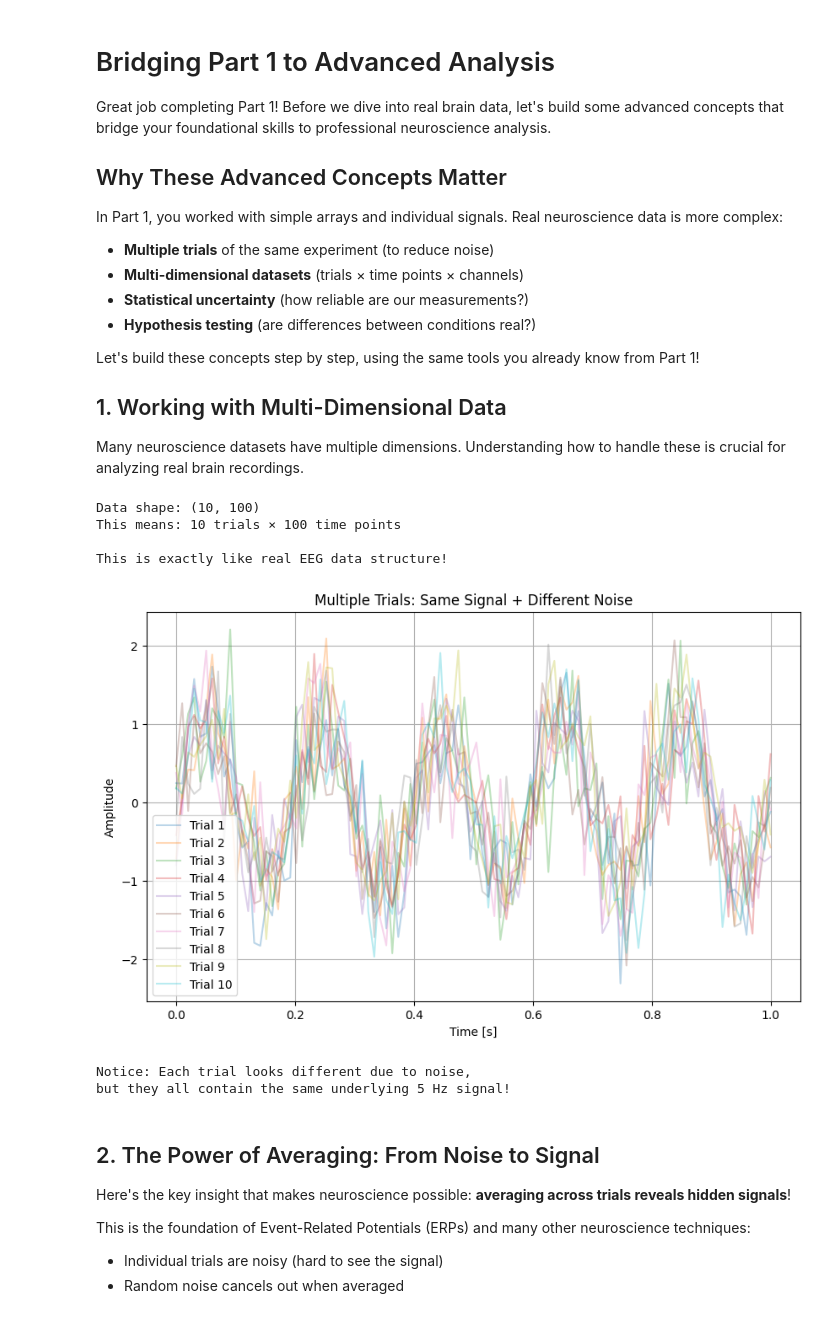
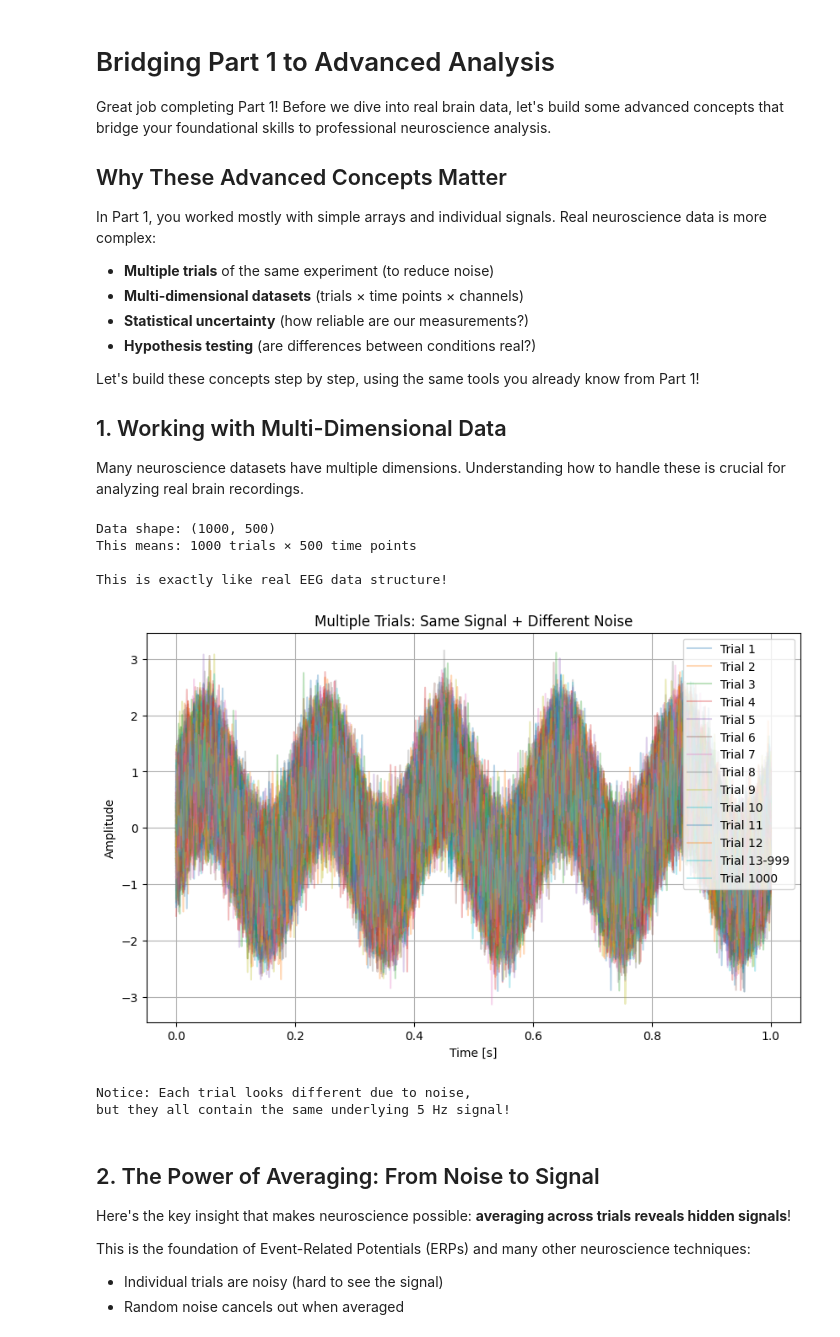
Before and after one commit to sebastianruizsebas/Python-Basics-4-Neuro-DataSci, a Jupyter notebook: part_2.ipynb, the cells around one changed output. Drawn from its saved outputs; the diff is of its cells as text; code cells hidden in the pictures.

```diff
--- a/part_2.ipynb
+++ b/part_2.ipynb
@@ -26,7 +26,7 @@ Great job completing Part 1! Before we dive into real brain data, let's build so
 
 ## Why These Advanced Concepts Matter
 
-In Part 1, you worked with simple arrays and individual signals. Real neuroscience data is more complex:
+In Part 1, you worked mostly with simple arrays and individual signals. Real neuroscience data is more complex:
 - **Multiple trials** of the same experiment (to reduce noise)
 - **Multi-dimensional datasets** (trials × time points × channels)
 - **Statistical uncertainty** (how reliable are our measurements?)
@@ -43,43 +43,56 @@ import numpy as np
 import matplotlib.pyplot as plt
 
 # Create a multi-trial dataset (like real neuroscience experiments!)
-np.random.seed(42)  # For reproducibility
-n_trials = 10
-n_timepoints = 100
+np.random.seed(123)  # For reproducibility
+n_trials = 1000
+n_timepoints = 500
 time = np.linspace(0, 1, n_timepoints)
 
 # Simulate multiple trials of a signal with noise
 # This mimics how real experiments work: same stimulus, different noise each trial
 trials_data = np.zeros((n_trials, n_timepoints))
 for trial in range(n_trials):
     # Each trial has the same underlying signal plus different noise
     signal = np.sin(2 * np.pi * 5 * time)  # 5 Hz signal (like a brain rhythm)
     noise = np.random.normal(0, 0.5, n_timepoints)  # Random noise
     trials_data[trial] = signal + noise
 
 print(f"Data shape: {trials_data.shape}")
 print("This means: {} trials × {} time points".format(*trials_data.shape))
 print("\nThis is exactly like real EEG data structure!")
 
-# Plot all trials to see the variability
+# Complicated plot: it's just ploting trials 1-12, 13-999, and the last trial to not overcrowd the legend
 plt.figure(figsize=(10, 6))
 for i in range(n_trials):
-    plt.plot(time, trials_data[i], alpha=0.3, label=f'Trial {i+1}')
+    if i < 9:
+        plt.plot(time, trials_data[i], alpha=0.3, label=f'Trial {i+1}')
+    elif i == 9:
+        plt.plot(time, trials_data[i], alpha=0.3, label='Trial 10')
+    elif i == 10:
+        plt.plot(time, trials_data[i], alpha=0.3, label='Trial 11')
+    elif i == 11:
+        plt.plot(time, trials_data[i], alpha=0.3, label='Trial 12')
+    elif i == 99:
+        plt.plot(time, trials_data[i], alpha=0.3, label='Trial 13-999')
+    elif i == n_trials - 1:
+        plt.plot(time, trials_data[i], alpha=0.3, label=f'Trial {n_trials}')
+    else:
+        plt.plot(time, trials_data[i], alpha=0.3)
 plt.xlabel('Time [s]')
 plt.ylabel('Amplitude')
 plt.title('Multiple Trials: Same Signal + Different Noise')
 plt.legend()
 plt.grid(True)
 plt.show()
 
 print("Notice: Each trial looks different due to noise,")
 print("but they all contain the same underlying 5 Hz signal!")
 # %% [output]
-Data shape: (10, 100)
-This means: 10 trials × 100 time points
+Data shape: (1000, 500)
+This means: 1000 trials × 500 time points
 
 This is exactly like real EEG data structure!
-[figure, old version]
+[figure, new version]
 Notice: Each trial looks different due to noise,
 but they all contain the same underlying 5 Hz signal!
 # %% [markdown]
```
Also changed, not shown: parts of 21 cells of this notebook, 3 other files.
